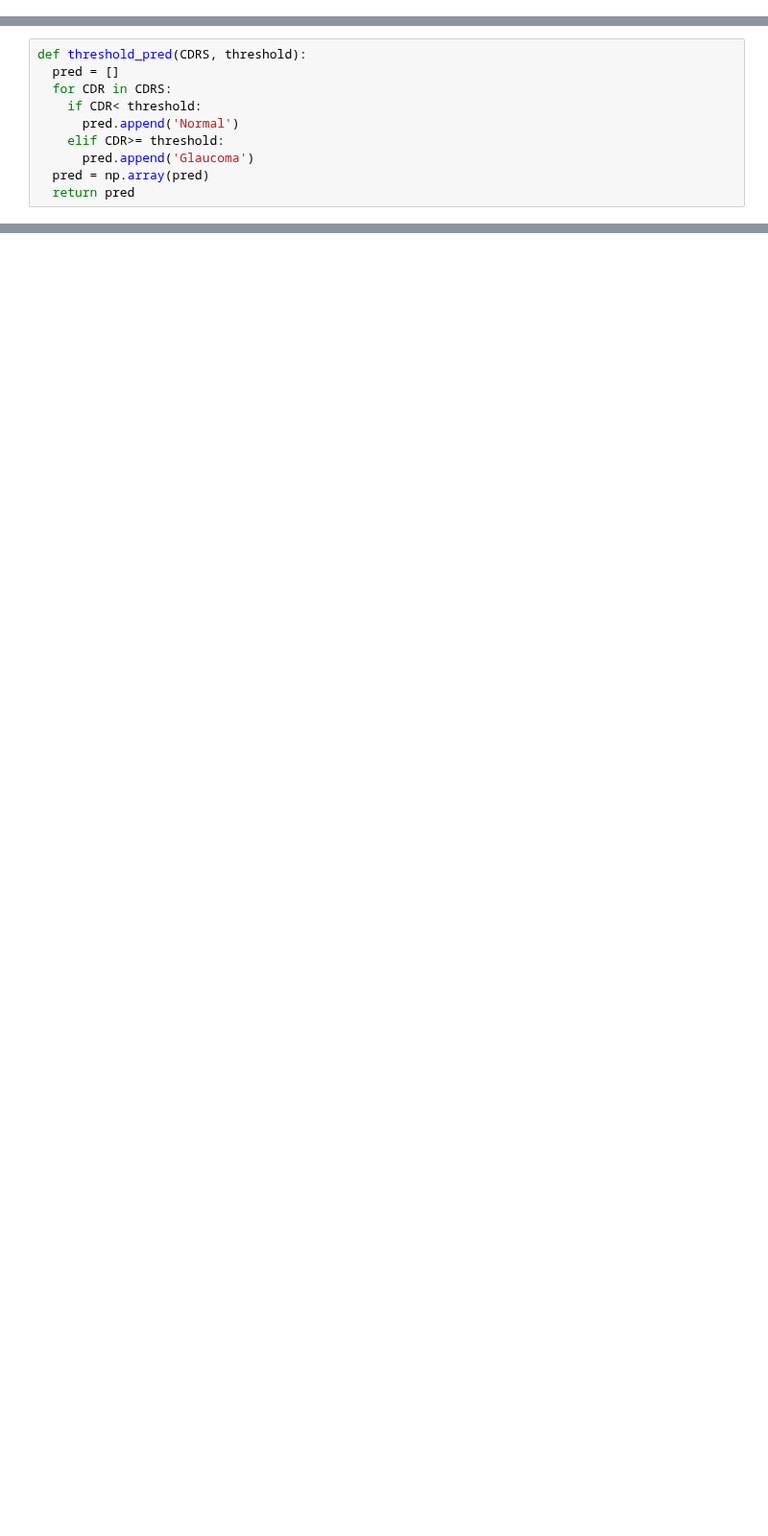
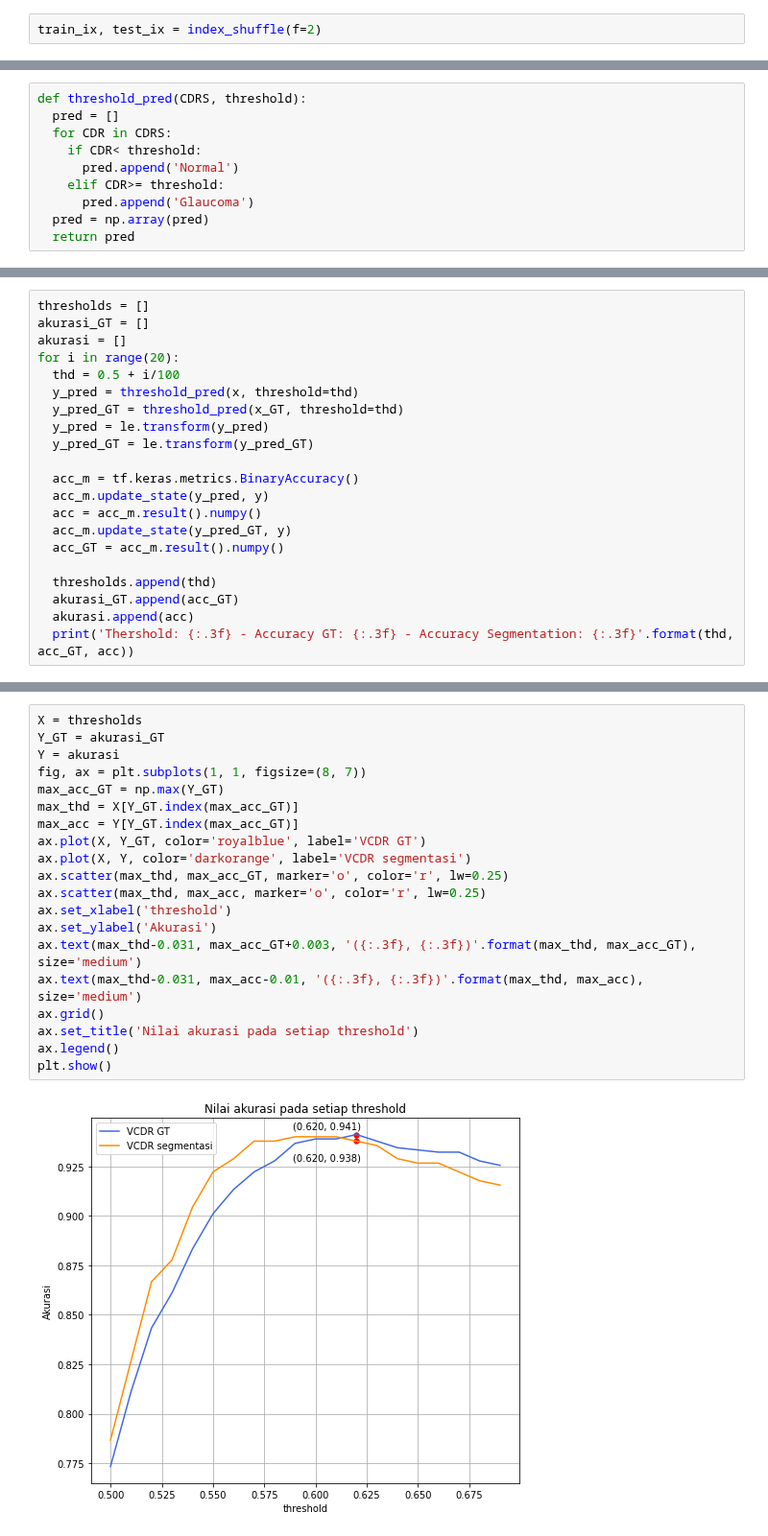
Before and after one commit to anasnafis77/Glaucoma-Detection-UNet, a Jupyter notebook: Glaucoma_inference.ipynb, the cells around one changed output, grey strips where cells are left out. Shown at 96% size. Saved outputs shown, nothing was run; the diff lists cells and outputs as text; blank space fills up the shorter version.

```diff
--- a/Glaucoma_inference.ipynb
+++ b/Glaucoma_inference.ipynb
@@ -526,0 +565,2 @@ plt.show()
+# %%
+train_ix, test_ix = index_shuffle(f=2)
@@ -545,0 +749,21 @@ print(acc_m.result().numpy())
+# %%
+thresholds = []
+akurasi_GT = []
+akurasi = []
+for i in range(20):
+  thd = 0.5 + i/100
+  y_pred = threshold_pred(x, threshold=thd)
+  y_pred_GT = threshold_pred(x_GT, threshold=thd)
+  y_pred = le.transform(y_pred)
+  y_pred_GT = le.transform(y_pred_GT)
+
+  acc_m = tf.keras.metrics.BinaryAccuracy()
+  acc_m.update_state(y_pred, y)
+  acc = acc_m.result().numpy()
+  acc_m.update_state(y_pred_GT, y)
+  acc_GT = acc_m.result().numpy()
+
+  thresholds.append(thd)
+  akurasi_GT.append(acc_GT)
+  akurasi.append(acc)
+  print('Thershold: {:.3f} - Accuracy GT: {:.3f} - Accuracy Segmentation: {:.3f}'.format(thd, acc_GT, acc))
@@ -545,0 +791,22 @@ print(acc_m.result().numpy())
+# %%
+X = thresholds
+Y_GT = akurasi_GT
+Y = akurasi
+fig, ax = plt.subplots(1, 1, figsize=(8, 7))
+max_acc_GT = np.max(Y_GT)
+max_thd = X[Y_GT.index(max_acc_GT)]
+max_acc = Y[Y_GT.index(max_acc_GT)]
+ax.plot(X, Y_GT, color='royalblue', label='VCDR GT')
+ax.plot(X, Y, color='darkorange', label='VCDR segmentasi')
+ax.scatter(max_thd, max_acc_GT, marker='o', color='r', lw=0.25)
+ax.scatter(max_thd, max_acc, marker='o', color='r', lw=0.25)
+ax.set_xlabel('threshold')
+ax.set_ylabel('Akurasi')
+ax.text(max_thd-0.031, max_acc_GT+0.003, '({:.3f}, {:.3f})'.format(max_thd, max_acc_GT), size='medium')
+ax.text(max_thd-0.031, max_acc-0.01, '({:.3f}, {:.3f})'.format(max_thd, max_acc), size='medium')
+ax.grid()
+ax.set_title('Nilai akurasi pada setiap threshold')
+ax.legend()
+plt.show()
+# %% [output]
+[figure, added]
```
Also changed, not shown: parts of 10 cells of this notebook.
